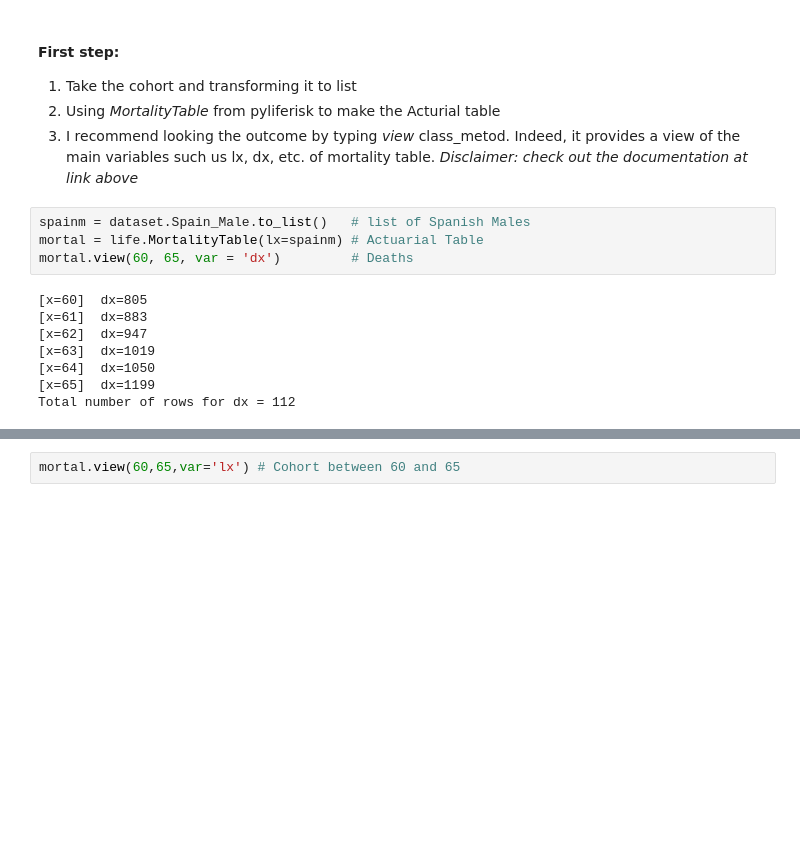
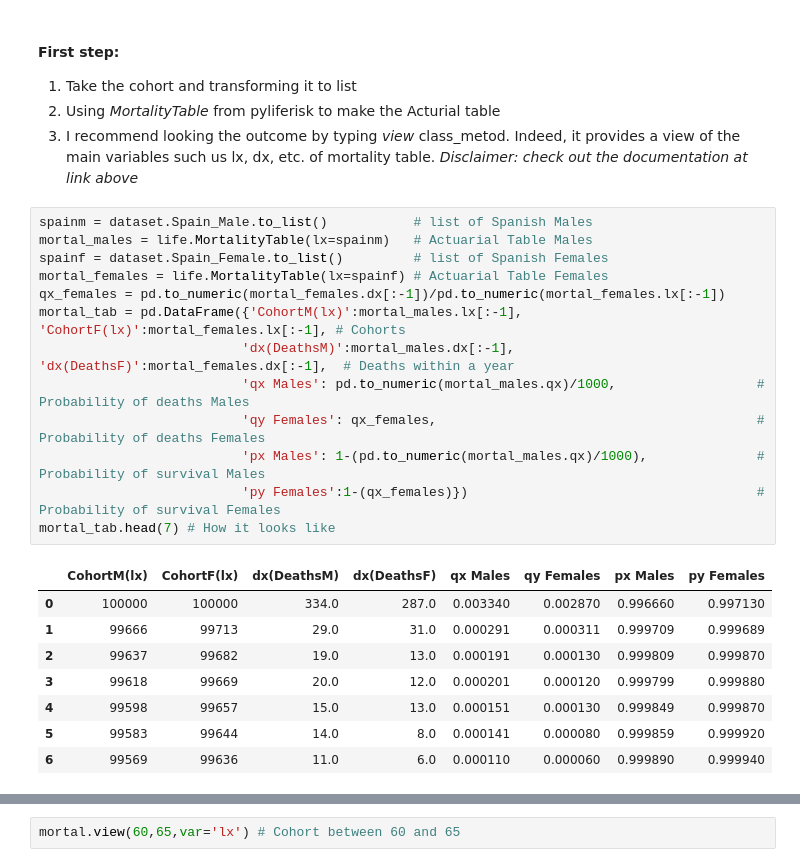
Before and after one commit to Joevalencia/Life-Actuarial-Statistics, a Jupyter notebook: Life Actuarial Study.ipynb, the cells around one changed output, grey strips where cells are left out. Drawn from its saved outputs; the diff is of its cells as text; blank space fills up the shorter version.

```diff
--- a/Life Actuarial Study.ipynb
+++ b/Life Actuarial Study.ipynb
@@ -144,15 +154,25 @@ import pyliferisk.mortalitytables as mort
 2. Using *MortalityTable* from pyliferisk to make the Acturial table
 3. I recommend looking the outcome by typing *view* class_metod. Indeed, it provides a view of the main variables such us lx, dx, etc. of mortality table.
 *Disclaimer: check out the documentation at link above*
-# %%
-spainm = dataset.Spain_Male.to_list()   # list of Spanish Males
-mortal = life.MortalityTable(lx=spainm) # Actuarial Table
-mortal.view(60, 65, var = 'dx')         # Deaths
-# %% [output]
-[x=60]  dx=805
-[x=61]  dx=883
-[x=62]  dx=947
-[x=63]  dx=1019
-[x=64]  dx=1050
-[x=65]  dx=1199
-Total number of rows for dx = 112
+# %%
+spainm = dataset.Spain_Male.to_list()           # list of Spanish Males
+mortal_males = life.MortalityTable(lx=spainm)   # Actuarial Table Males
+spainf = dataset.Spain_Female.to_list()         # list of Spanish Females
+mortal_females = life.MortalityTable(lx=spainf) # Actuarial Table Females
+qx_females = pd.to_numeric(mortal_females.dx[:-1])/pd.to_numeric(mortal_females.lx[:-1])
+mortal_tab = pd.DataFrame({'CohortM(lx)':mortal_males.lx[:-1], 'CohortF(lx)':mortal_females.lx[:-1], # Cohorts
+                          'dx(DeathsM)':mortal_males.dx[:-1], 'dx(DeathsF)':mortal_females.dx[:-1],  # Deaths within a year
+                          'qx Males': pd.to_numeric(mortal_males.qx)/1000,                  # Probability of deaths Males
+                          'qy Females': qx_females,                                         # Probability of deaths Females
+                          'px Males': 1-(pd.to_numeric(mortal_males.qx)/1000),              # Probability of survival Males
+                          'py Females':1-(qx_females)})                                     # Probability of survival Females
+mortal_tab.head(7) # How it looks like
+# %% [output]
+|  | CohortM(lx) | CohortF(lx) | dx(DeathsM) | dx(DeathsF) | qx Males | qy Females | px Males | py Females |
+| 0 | 100000 | 100000 | 334.0 | 287.0 | 0.003340 | 0.002870 | 0.996660 | 0.997130 |
+| 1 | 99666 | 99713 | 29.0 | 31.0 | 0.000291 | 0.000311 | 0.999709 | 0.999689 |
+| 2 | 99637 | 99682 | 19.0 | 13.0 | 0.000191 | 0.000130 | 0.999809 | 0.999870 |
+| 3 | 99618 | 99669 | 20.0 | 12.0 | 0.000201 | 0.000120 | 0.999799 | 0.999880 |
+| 4 | 99598 | 99657 | 15.0 | 13.0 | 0.000151 | 0.000130 | 0.999849 | 0.999870 |
+| 5 | 99583 | 99644 | 14.0 | 8.0 | 0.000141 | 0.000080 | 0.999859 | 0.999920 |
+| 6 | 99569 | 99636 | 11.0 | 6.0 | 0.000110 | 0.000060 | 0.999890 | 0.999940 |
```
Also changed, not shown: parts of 14 cells of this notebook.
